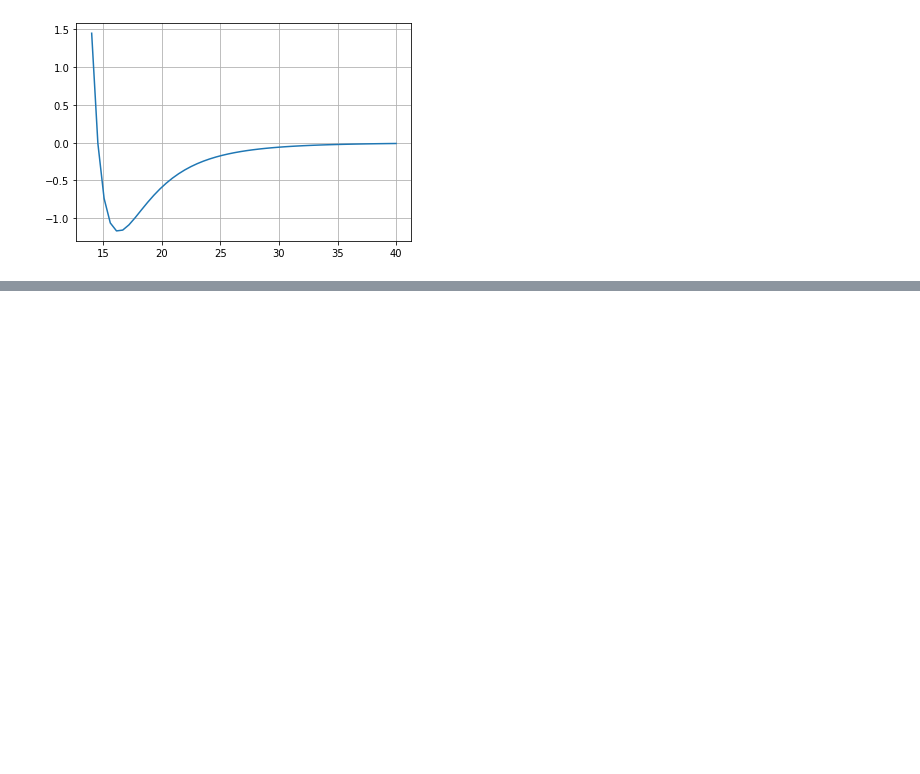
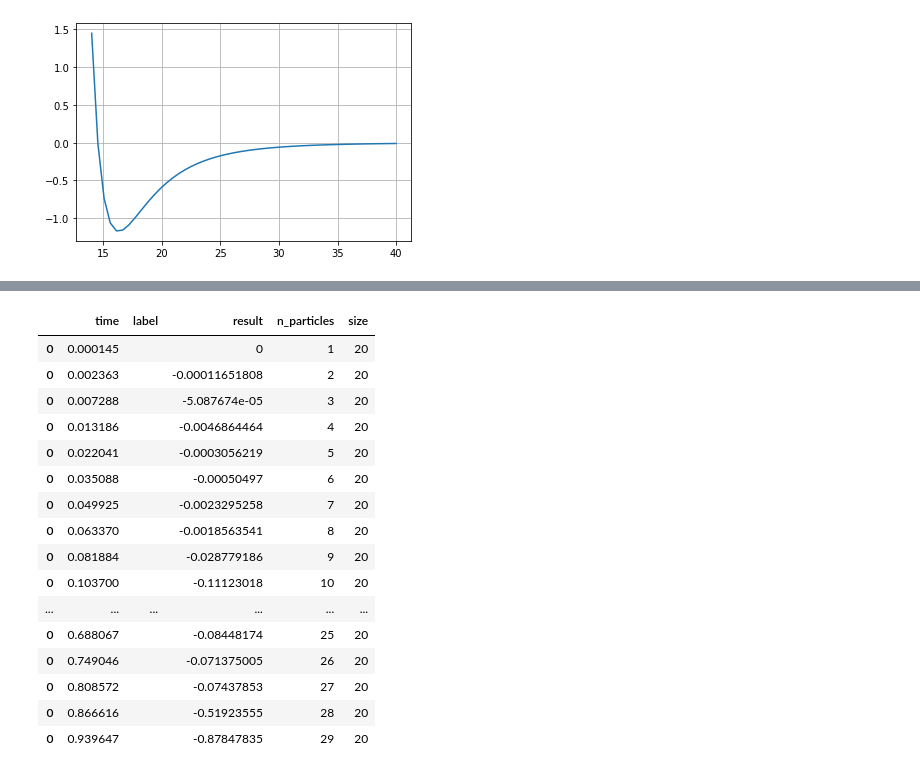
Before and after one commit to hitimr/NSSC2, a Jupyter notebook: Ex2/hiti/E_pot_algorithms.ipynb, the cells around one changed output, grey strips where cells are left out. Drawn from its saved outputs; the diff is of its cells as text; code cells hidden in the pictures; blank space fills up the shorter version.

```diff
--- a/Ex2/hiti/E_pot_algorithms.ipynb
+++ b/Ex2/hiti/E_pot_algorithms.ipynb
@@ -481,0 +444,29 @@ def animate_scatters(iteration, data, scatters):
+# %%
+
+data = pd.DataFrame()
+n_vals = list(range(1,30))
+for n in n_vals:
+    domain = Domain()
+    domain.fill(n,20,1, 1)
+
+
+    data = data.append(benchMark(domain, Epot_loops_nojit, "", n))
+data
+# %% [output]
+|  | time | label | result | n_particles | size |
+| 0 | 0.000145 |  | 0 | 1 | 20 |
+| 0 | 0.002363 |  | -0.00011651808 | 2 | 20 |
+| 0 | 0.007288 |  | -5.087674e-05 | 3 | 20 |
+| 0 | 0.013186 |  | -0.0046864464 | 4 | 20 |
+| 0 | 0.022041 |  | -0.0003056219 | 5 | 20 |
+| 0 | 0.035088 |  | -0.00050497 | 6 | 20 |
+| 0 | 0.049925 |  | -0.0023295258 | 7 | 20 |
+| 0 | 0.063370 |  | -0.0018563541 | 8 | 20 |
+| 0 | 0.081884 |  | -0.028779186 | 9 | 20 |
+| 0 | 0.103700 |  | -0.11123018 | 10 | 20 |
+| ... | ... | ... | ... | ... | ... |
+| 0 | 0.688067 |  | -0.08448174 | 25 | 20 |
+| 0 | 0.749046 |  | -0.071375005 | 26 | 20 |
+| 0 | 0.808572 |  | -0.07437853 | 27 | 20 |
+| 0 | 0.866616 |  | -0.51923555 | 28 | 20 |
+| 0 | 0.939647 |  | -0.87847835 | 29 | 20 |
```
Also changed, not shown: parts of 6 cells of this notebook, 9 other files.
